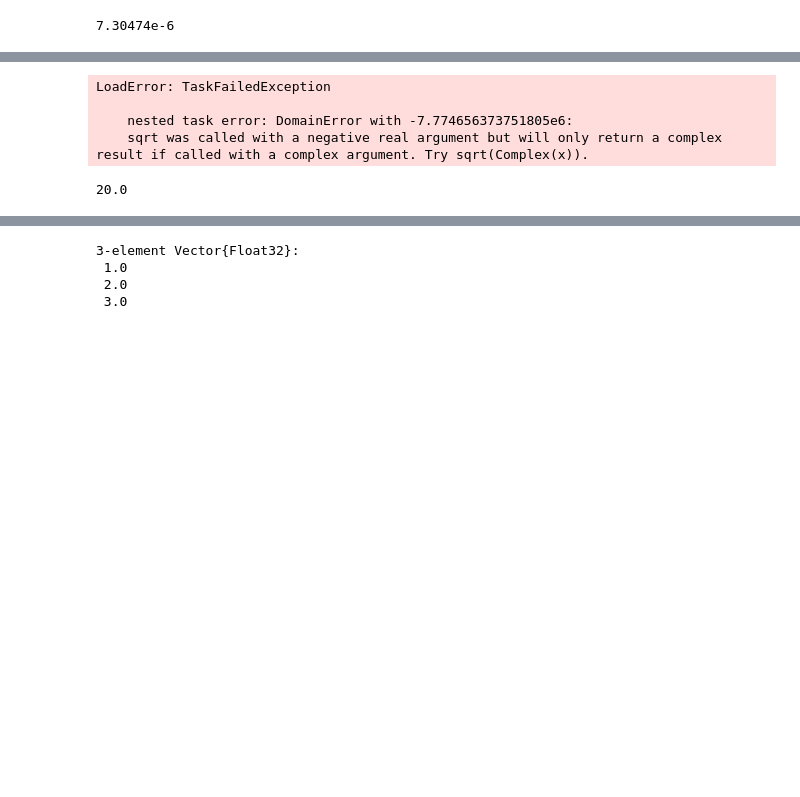
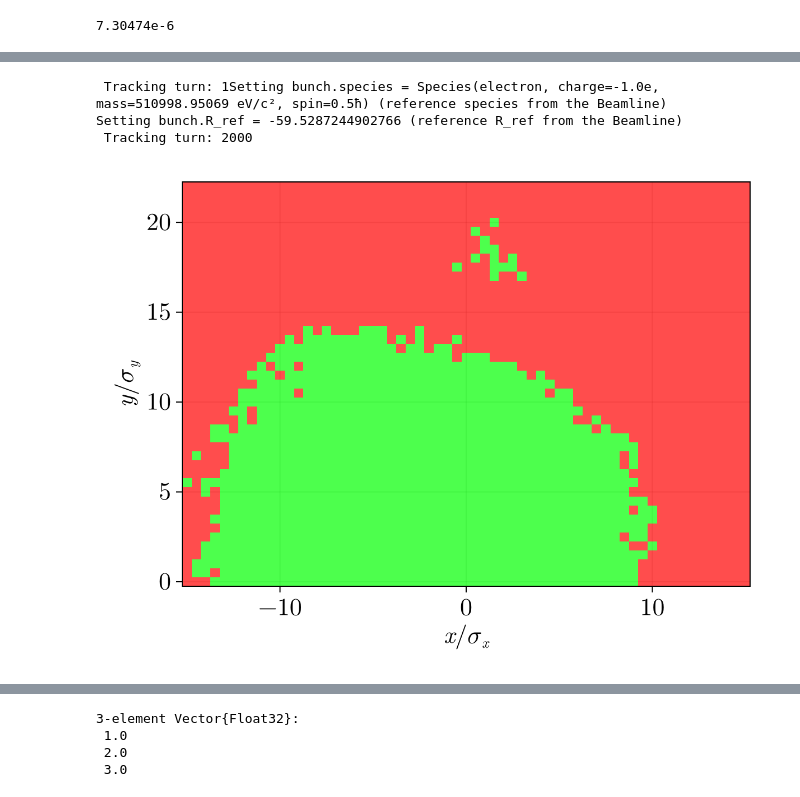
Before and after one commit to bmad-sim/SciBmad.jl, a Jupyter notebook: examples/dynamic-aperture.ipynb, the cells around one changed output, grey strips where cells are left out. Saved outputs shown, nothing was run; the diff lists cells and outputs as text; code cells hidden in the pictures; blank space fills up the shorter version.

```diff
--- a/examples/dynamic-aperture.ipynb
+++ b/examples/dynamic-aperture.ipynb
@@ -96,25 +97,30 @@ v
 # %%
-# Now track!
-foreach(t->t.tracking_method=SciBmad.Yoshida(radiation_damping_on=true, radiation_fluctuations_on=true), ring.line)
-@time begin
-N_turns = 1
-for _ in 1:N_turns
-    track!(b0, ring; use_KA=true)
+foreach(t->t.tracking_method=SciBmad.Yoshida(order=2, radiation_damping_on=true, radiation_fluctuations_on=true), ring.line)
+#@time begin
+N_turns = 2000
+for i in 1:N_turns
+    print("\r Tracking turn: $i")
+    flush(stdout)
+    track!(b0, ring)
 end
-end
-#findlast(t->t==0x01, b0.coords.state)
-#const KA = SciBmad.BeamTracking.KernelAbstractions
+writedlm("state.dlm", b0.coords.state)
+writedlm("v.dlm", b0.coords.v)
+println()
+#end
 # %% [output]
-LoadError: TaskFailedException
-
-    nested task error: DomainError with -7.774656373751805e6:
-    sqrt was called with a negative real argument but will only return a complex result if called with a complex argument. Try sqrt(Complex(x)).
+ Tracking turn: 1Setting bunch.species = Species(electron, charge=-1.0e, mass=510998.95069 eV/c², spin=0.5ħ) (reference species from the Beamline)
+Setting bunch.R_ref = -59.5287244902766 (reference R_ref from the Beamline)
+ Tracking turn: 2000
 # %%
-# 30 seconds for 50 turns
-# rate is 30/50 seconds per turn
-30/50*2000/60 # will take 20 minutes for 2000 turns
-# assuming linear scaling,  too long...
-# need to move to GPU
+# let's plot a grid now as test before pushing final
+# THIS IS 1 step per element FOURTH ORDER YOSHIDA
+#x = b0.coords.v[:,1]
+#y = b0
+f2 = Figure(fontsize=22);#, size=(800,400));
+ax = Axis(f2[1, 1], xlabel=L"x/\sigma_x", ylabel=L"y/\sigma_y")
+#contour!(v0[:,1]./sig_x, v0[:,3]./sig_y, b0.coords.state; color=:black, linewidth=4)
+heatmap!(v0[:,1]./sig_x, v0[:,3]./sig_y, b0.coords.state; colormap=[RGBAf(0,1,0,0.7),RGBAf(1,0,0,0.7)])
+display(f2);
 # %% [output]
-20.0
+[figure, added]
 # %%
```
Also changed, not shown: parts of 12 cells of this notebook, 2 other files.
